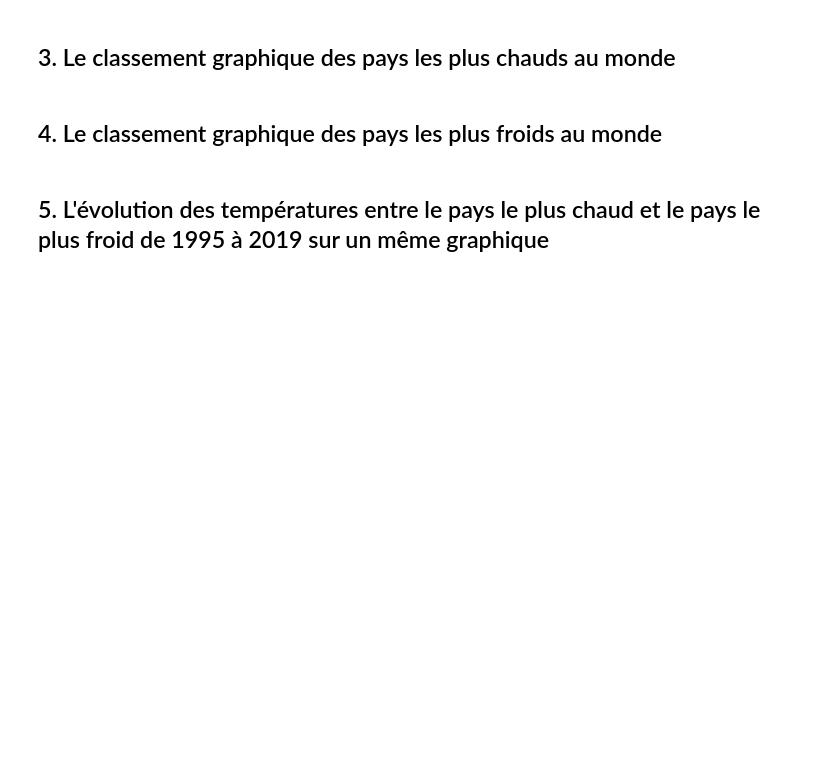
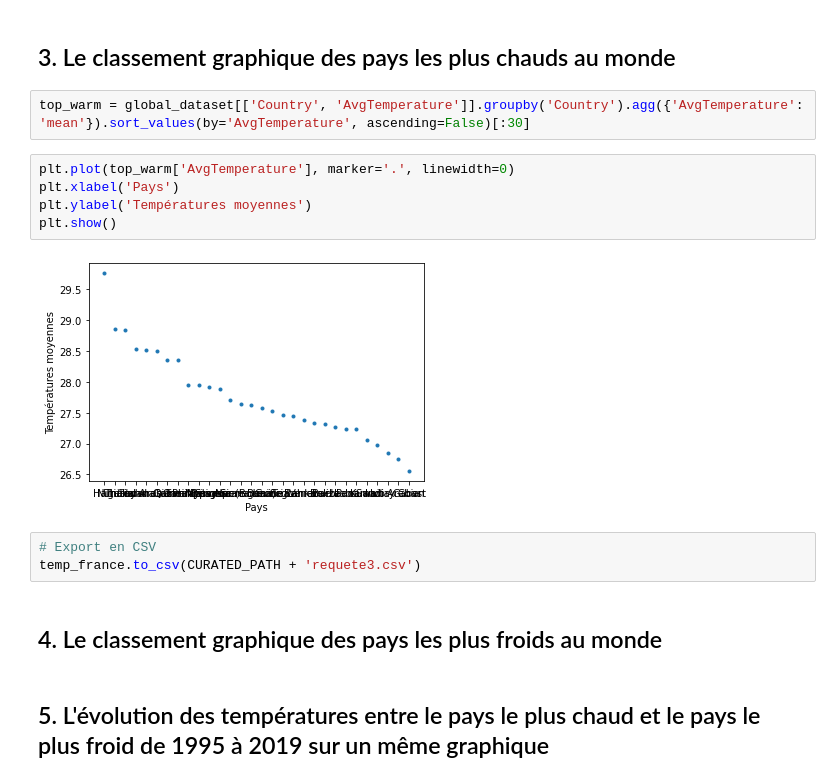
Before and after one commit to Twizzle1997/climatologie, a Jupyter notebook: notebook.ipynb, the cells around one changed output. Drawn from its saved outputs; the diff is of its cells as text; blank space fills up the shorter version.

```diff
--- a/notebook.ipynb
+++ b/notebook.ipynb
@@ -153,5 +182,17 @@ plt.show()
 # %% [markdown]
 ## 3. Le classement graphique des pays les plus chauds au monde
+# %%
+top_warm = global_dataset[['Country', 'AvgTemperature']].groupby('Country').agg({'AvgTemperature': 'mean'}).sort_values(by='AvgTemperature', ascending=False)[:30]
+# %%
+plt.plot(top_warm['AvgTemperature'], marker='.', linewidth=0)
+plt.xlabel('Pays')
+plt.ylabel('Températures moyennes')
+plt.show()
+# %% [output]
+[figure, added]
+# %%
+# Export en CSV
+temp_france.to_csv(CURATED_PATH + 'requete3.csv')
 # %% [markdown]
 ## 4. Le classement graphique des pays les plus froids au monde
 # %% [markdown]
```
Also changed, not shown: parts of 7 cells of this notebook.
